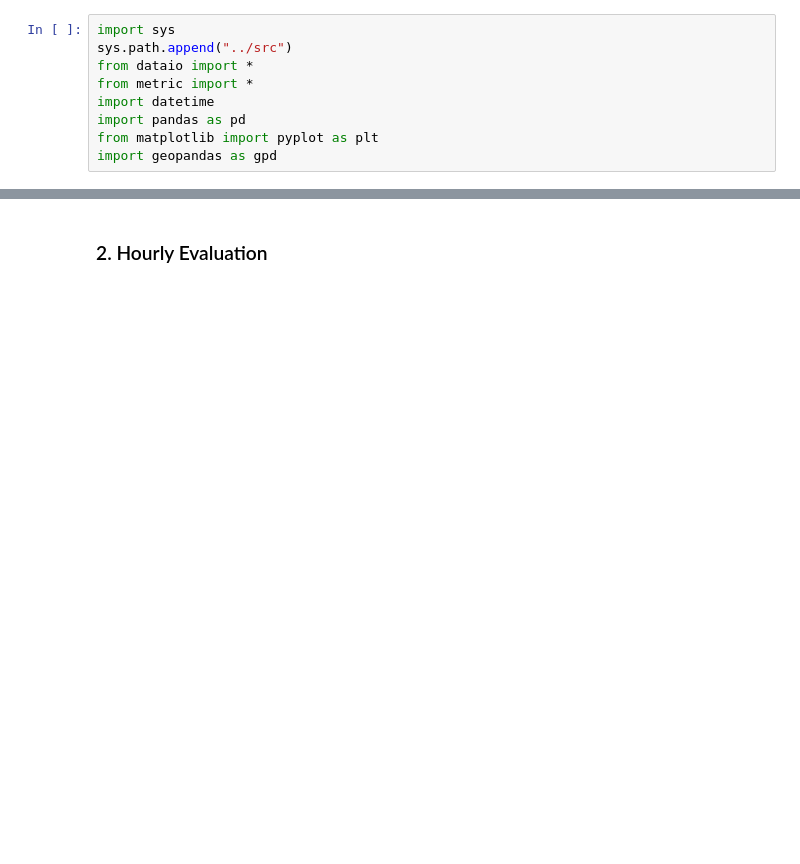
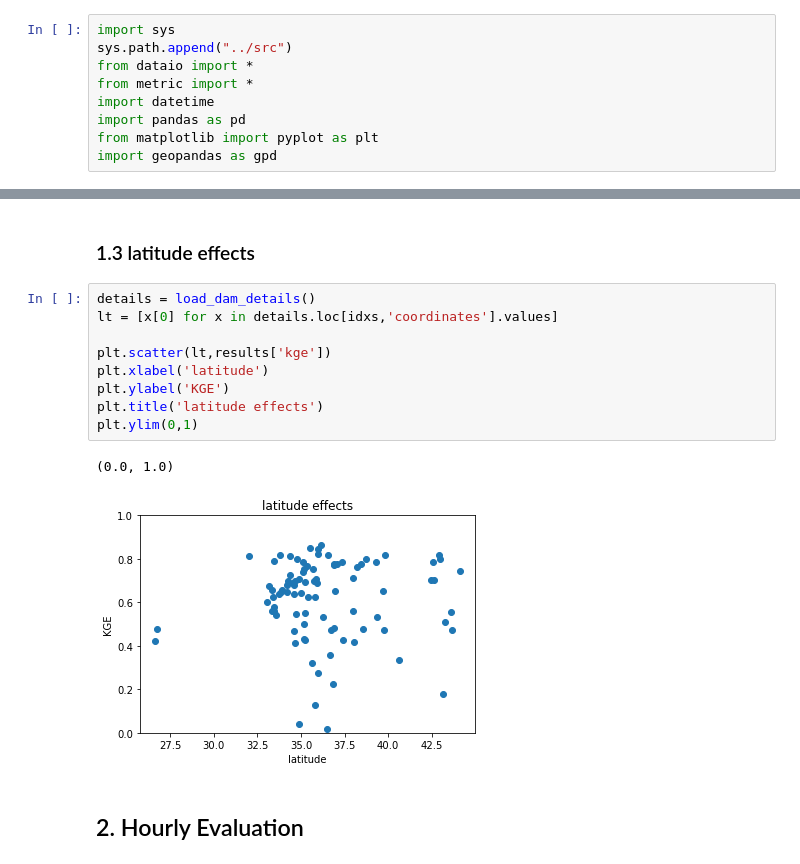
Before and after one commit to TristHas/Hydro, a Jupyter notebook: hydro_exp/2. CamaFlood Evaluation.ipynb, the cells around one changed output, grey strips where cells are left out. Drawn from its saved outputs; the diff is of its cells as text; blank space fills up the shorter version.

```diff
--- a/hydro_exp/2. CamaFlood Evaluation.ipynb
+++ b/hydro_exp/2. CamaFlood Evaluation.ipynb
@@ -114,2 +121,16 @@ plt.show()
+# %% [markdown]
+### 1.3 latitude effects
+# %%
+details = load_dam_details()
+lt = [x[0] for x in details.loc[idxs,'coordinates'].values]
+
+plt.scatter(lt,results['kge'])
+plt.xlabel('latitude')
+plt.ylabel('KGE')
+plt.title('latitude effects')
+plt.ylim(0,1)
+# %% [output]
+(0.0, 1.0)
+[figure, added]
 # %% [markdown]
-### 2. Hourly Evaluation
+## 2. Hourly Evaluation
```
Also changed, not shown: parts of 22 cells of this notebook.
